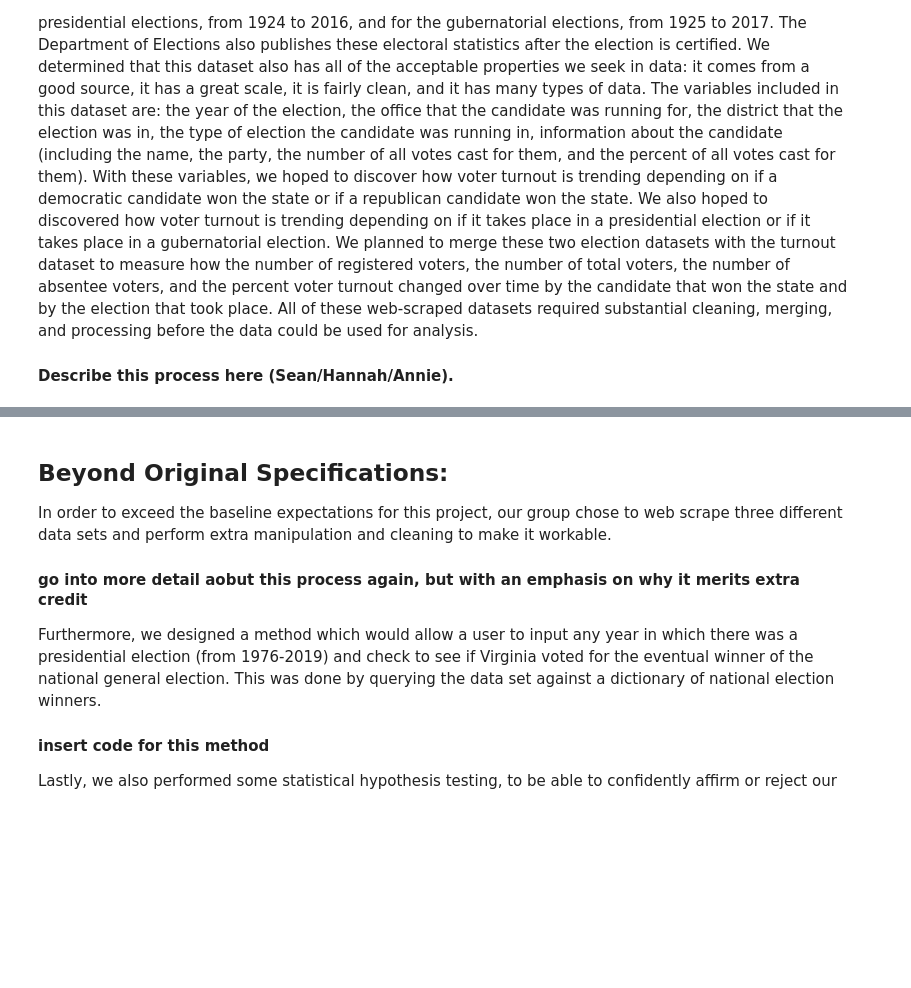
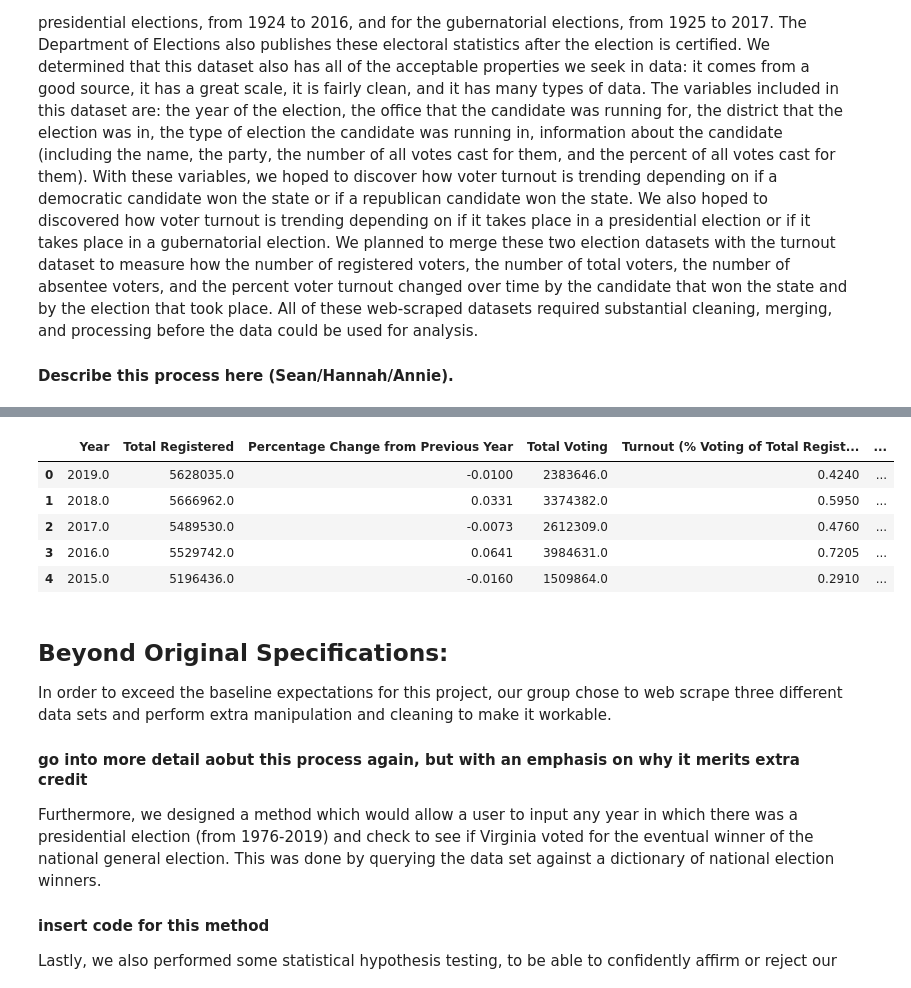
Before and after one commit to hannahfrederickcpsc/CS-5010-PROJECT-PYTHON, a Jupyter notebook: Report.ipynb, the cells around one changed output, grey strips where cells are left out. Cells and saved outputs as stored; diff of their text form; code cells hidden in the pictures; blank space fills up the shorter version.

```diff
--- a/Report.ipynb
+++ b/Report.ipynb
@@ -39,3 +80,18 @@ We also calculated the mean voter turnout in presidential elections and the mean
+# %%
+# specify outer join with how='outer'
+df_merge_col = pd.merge(voter_registration, combined_elections, on='Year', how='outer')
+df_merge_col.head()
+
+# output csv
+# index=False hides index column, sep="," separates at commas
+# df_merge_col.to_csv("complete_cleaned.csv", index=False, sep=",")
+# %% [output]
+|  | Year | Total Registered | Percentage Change from Previous Year | Total Voting | Turnout (% Voting of Total Regist... | ... |
+| 0 | 2019.0 | 5628035.0 | -0.0100 | 2383646.0 | 0.4240 | ... |
+| 1 | 2018.0 | 5666962.0 | 0.0331 | 3374382.0 | 0.5950 | ... |
+| 2 | 2017.0 | 5489530.0 | -0.0073 | 2612309.0 | 0.4760 | ... |
+| 3 | 2016.0 | 5529742.0 | 0.0641 | 3984631.0 | 0.7205 | ... |
+| 4 | 2015.0 | 5196436.0 | -0.0160 | 1509864.0 | 0.2910 | ... |
 # %% [markdown]
 ## Beyond Original Specifications:
 In order to exceed the baseline expectations for this project, our group chose to web scrape three different data sets and perform extra manipulation and cleaning to make it workable.
```
Also changed, not shown: parts of 8 cells of this notebook, 1 other file.
